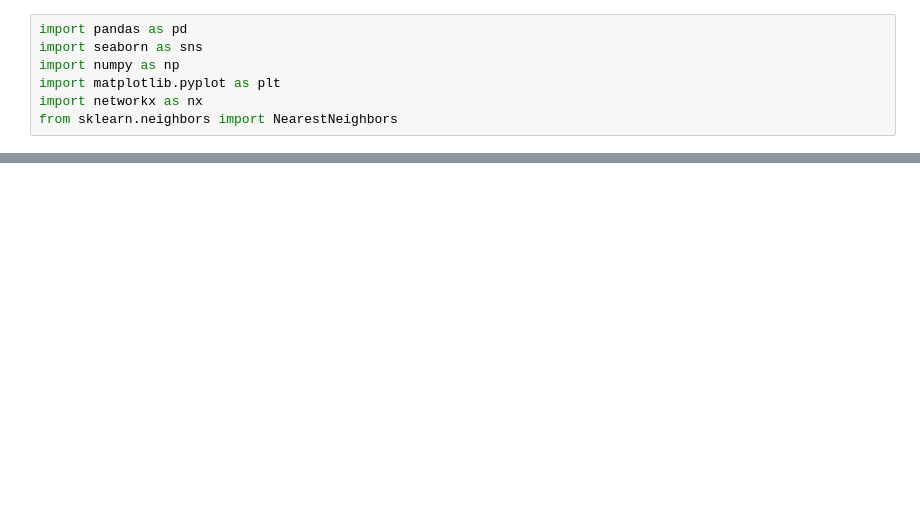
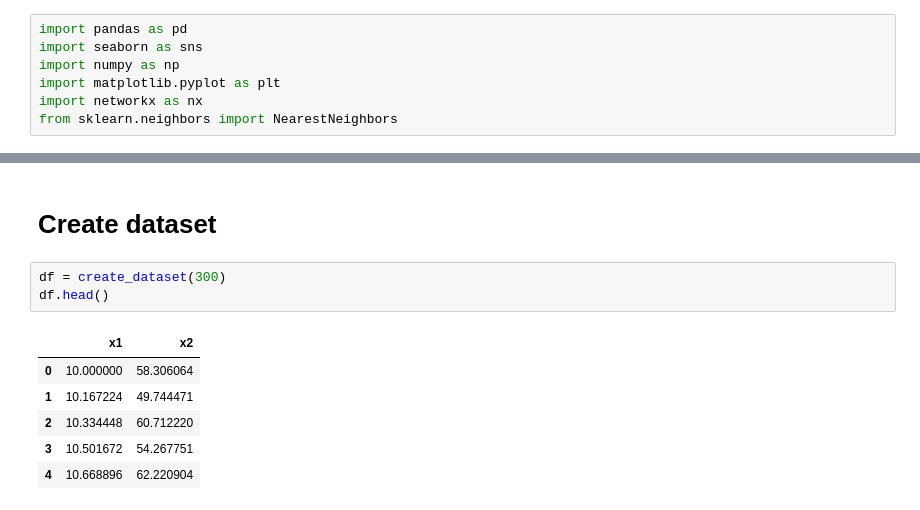
Before and after one commit to OmerTurk1/ML-From-Scratch, a Jupyter notebook: NeighbourClusterer.ipynb, the cells around one changed output, grey strips where cells are left out. Drawn from its saved outputs; the diff is of its cells as text; blank space fills up the shorter version.

```diff
--- a/NeighbourClusterer.ipynb
+++ b/NeighbourClusterer.ipynb
@@ -70,3 +97,15 @@ class NeighbourClusterer:
             )
 
         plt.legend(title="Sınıflar")
+# %% [markdown]
+# Create dataset
+# %%
+df = create_dataset(300)
+df.head()
+# %% [output]
+|  | x1 | x2 |
+| 0 | 10.000000 | 58.306064 |
+| 1 | 10.167224 | 49.744471 |
+| 2 | 10.334448 | 60.712220 |
+| 3 | 10.501672 | 54.267751 |
+| 4 | 10.668896 | 62.220904 |
```
Also changed, not shown: parts of 10 cells of this notebook.
